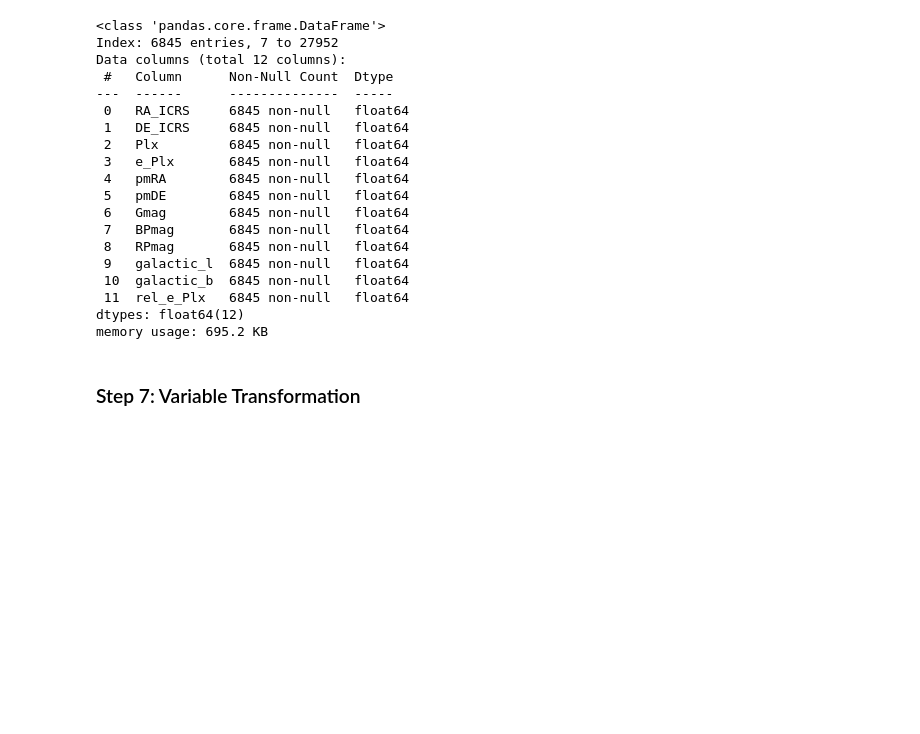
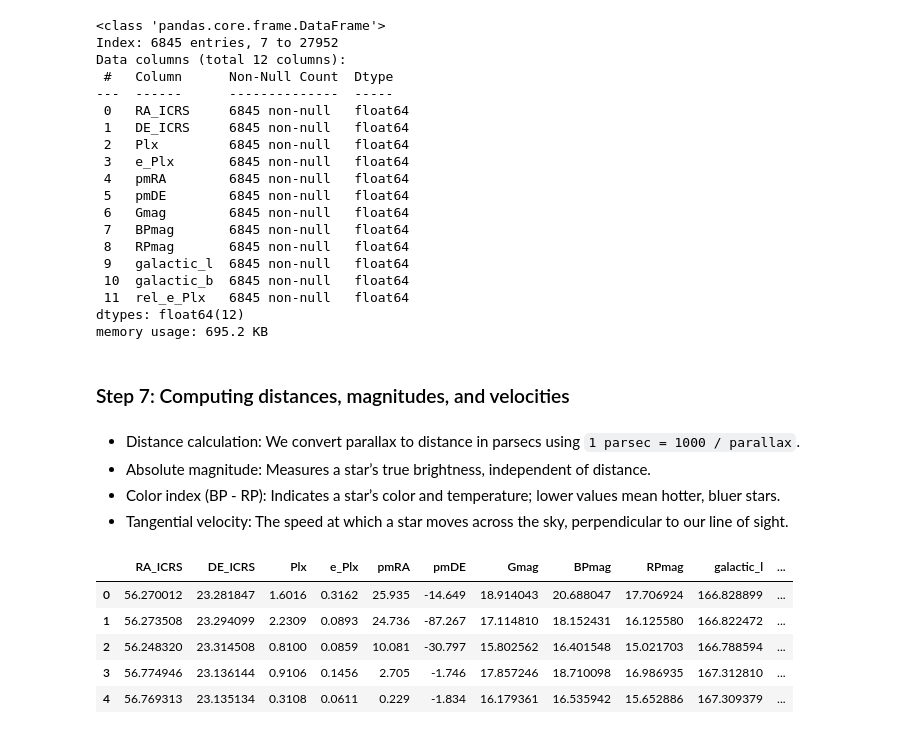
Before and after one commit to German-vr/GaiaDR3-StarClassifier, a Jupyter notebook: src/data_preprocessing.ipynb, the cells around one changed output. Saved outputs shown, nothing was run; the diff lists cells and outputs as text; code cells hidden in the pictures; blank space fills up the shorter version.

```diff
--- a/src/data_preprocessing.ipynb
+++ b/src/data_preprocessing.ipynb
@@ -195,7 +195,7 @@ memory usage: 695.2 KB
 # We can save the clean data
 raw_df.to_csv('../data/cleaned/pleiades_gaia_cleaned.csv', index=False)
 # %% [markdown]
-### Step 7: Variable Transformation
+### Step 7: Computing distances, magnitudes, and velocities
 # %%
 # We read the clean data
 cleaned_df = pd.read_csv('../data/cleaned/pleiades_gaia_cleaned.csv', sep=',')
@@ -204,0 +202,28 @@ cleaned_df['distance'] = 1000 / cleaned_df['Plx']
+# %% [markdown]
+- Distance calculation: We convert parallax to distance in parsecs using `1 parsec = 1000 / parallax`.
+- Absolute magnitude: Measures a star’s true brightness, independent of distance.
+- Color index (BP - RP): Indicates a star’s color and temperature; lower values mean hotter, bluer stars.
+- Tangential velocity: The speed at which a star moves across the sky, perpendicular to our line of sight.
+# %%
+# Distance in parsecs
+cleaned_df['distance'] = 1000 / cleaned_df['Plx']
+
+# Absolute magnitude to measure the brightness
+cleaned_df['M_g'] = cleaned_df['Gmag'] - 5 * (np.log10(cleaned_df['distance']) - 1)
+
+# Color index
+cleaned_df['bp_rp'] = cleaned_df['BPmag'] - cleaned_df['RPmag']
+
+# Tangential velocity in km/s
+cleaned_df['v_ra'] = 4.74 * cleaned_df['distance'] * cleaned_df['pmRA'] / 1e3
+cleaned_df['v_dec'] = 4.74 * cleaned_df['distance'] * cleaned_df['pmDE'] / 1e3
+cleaned_df['v_total'] = np.sqrt(cleaned_df['v_ra']**2 + cleaned_df['v_dec']**2)
+# %%
+cleaned_df.head(5)
+# %% [output]
+|  | RA_ICRS | DE_ICRS | Plx | e_Plx | pmRA | pmDE | Gmag | BPmag | RPmag | galactic_l | ... |
+| 0 | 56.270012 | 23.281847 | 1.6016 | 0.3162 | 25.935 | -14.649 | 18.914043 | 20.688047 | 17.706924 | 166.828899 | ... |
+| 1 | 56.273508 | 23.294099 | 2.2309 | 0.0893 | 24.736 | -87.267 | 17.114810 | 18.152431 | 16.125580 | 166.822472 | ... |
+| 2 | 56.248320 | 23.314508 | 0.8100 | 0.0859 | 10.081 | -30.797 | 15.802562 | 16.401548 | 15.021703 | 166.788594 | ... |
+| 3 | 56.774946 | 23.136144 | 0.9106 | 0.1456 | 2.705 | -1.746 | 17.857246 | 18.710098 | 16.986935 | 167.312810 | ... |
+| 4 | 56.769313 | 23.135134 | 0.3108 | 0.0611 | 0.229 | -1.834 | 16.179361 | 16.535942 | 15.652886 | 167.309379 | ... |
```
Also changed, not shown: parts of 3 cells of this notebook, 2 other files.
